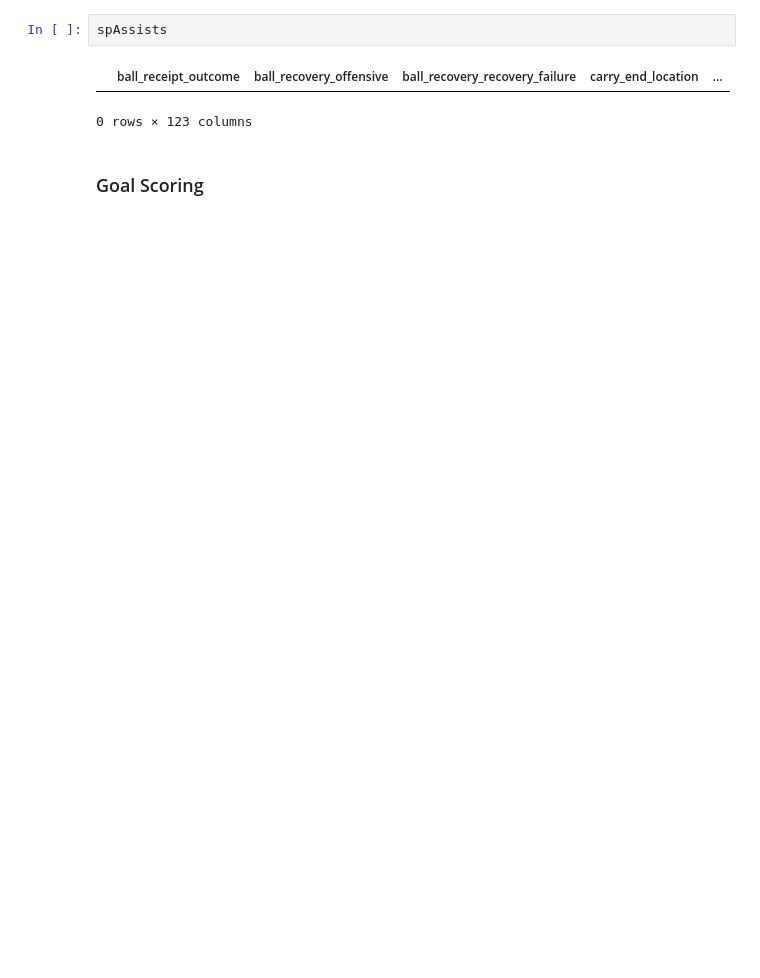
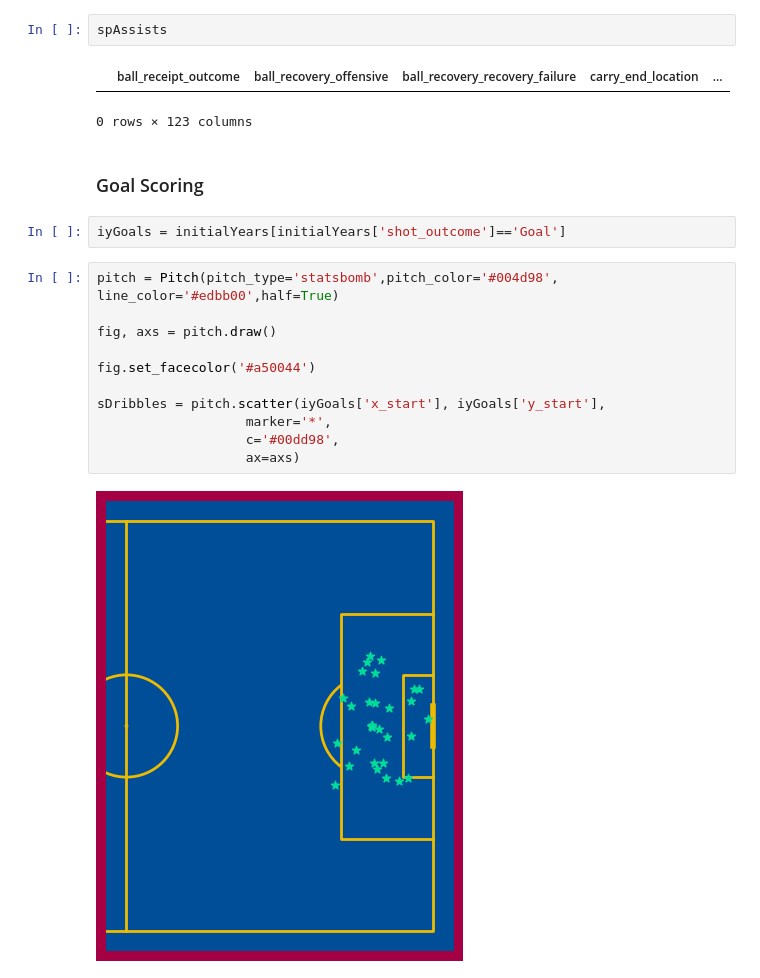
Before and after one commit to YashaswiPandey/IST652-FinalProject, a Jupyter notebook: messiAnalysis.ipynb, the cells around one changed output. Drawn from its saved outputs; the diff is of its cells as text; blank space fills up the shorter version.

```diff
--- a/messiAnalysis.ipynb
+++ b/messiAnalysis.ipynb
@@ -245,3 +235,18 @@ spAssists
 0 rows × 123 columns
 # %% [markdown]
 ### Goal Scoring
+# %%
+iyGoals = initialYears[initialYears['shot_outcome']=='Goal']
+# %%
+pitch = Pitch(pitch_type='statsbomb',pitch_color='#004d98', line_color='#edbb00',half=True)
+
+fig, axs = pitch.draw()
+
+fig.set_facecolor('#a50044')
+
+sDribbles = pitch.scatter(iyGoals['x_start'], iyGoals['y_start'],
+                   marker='*',
+                   c='#00dd98',
+                   ax=axs)
+# %% [output]
+[figure, added]
```
Also changed, not shown: parts of 6 cells of this notebook.
